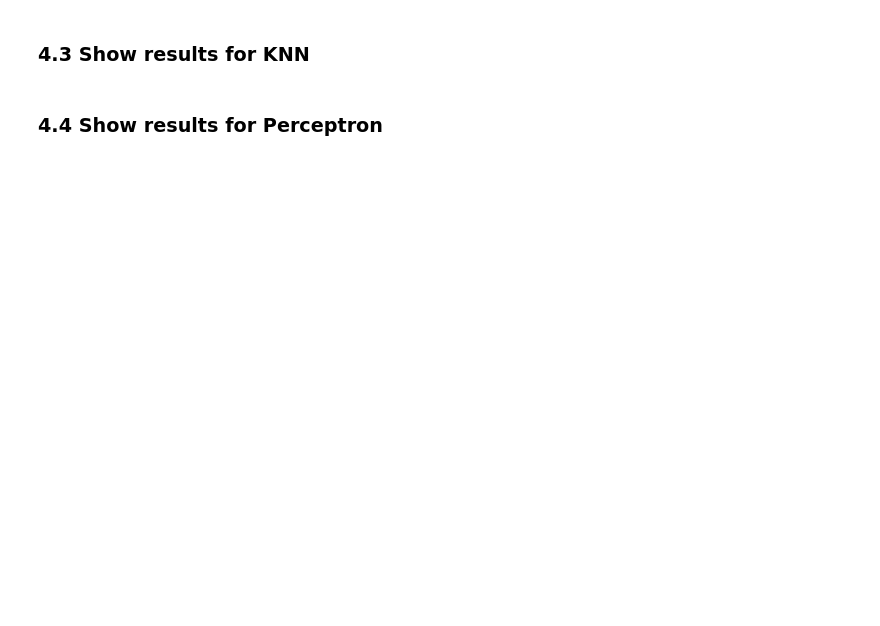
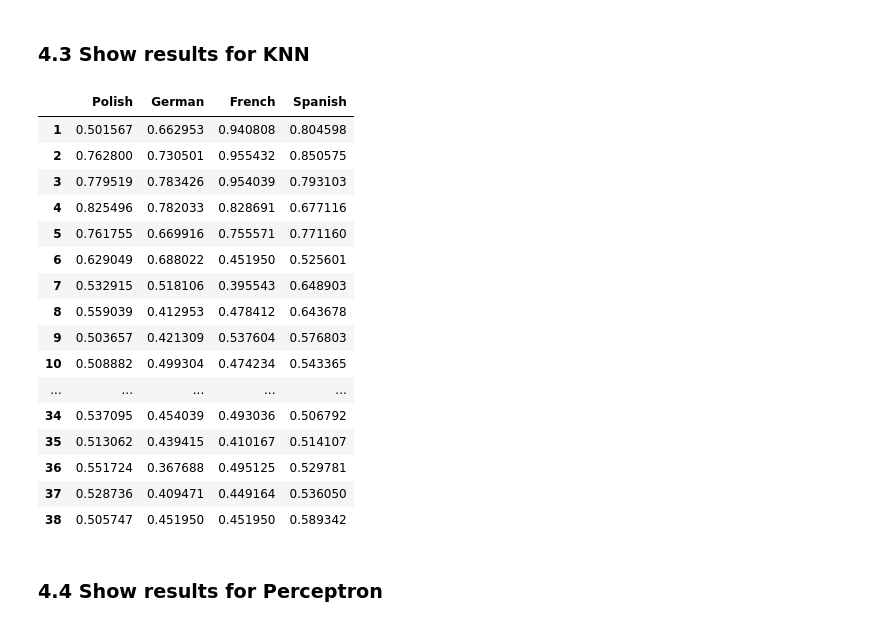
Before and after one commit to NinaNusb/-Morphology-Gender-assignment, a Jupyter notebook: notebooks/main.ipynb, the cells around one changed output. Drawn from its saved outputs; the diff is of its cells as text; code cells hidden in the pictures; blank space fills up the shorter version.

```diff
--- a/notebooks/main.ipynb
+++ b/notebooks/main.ipynb
@@ -234,5 +234,5 @@ def multi_train_per_lang(df):
 ## 4.2 Experiment 1: train and test each language individually on n amount of letters encoded
 ## takes ~5 mins to run!!
 # %%
-# all_langs = multi_train_per_lang(reduced_df)
-# all_langs
+all_langs = multi_train_per_lang(reduced_df)
+all_langs
@@ -239,11 +257,29 @@ def multi_train_per_lang(df):
 # %% [markdown]
 ### 4.3 Show results for KNN
 # %%
-# knn_results = all_langs['KNN']
-# knn_df = pd.DataFrame.from_dict(knn_results, orient="index", columns=['Polish', 'German', 'French', 'Spanish'])
-# knn_iterative_df = knn_df.applymap(lambda x: x[0]) # grab first element in the tuple (score, langauage)
-# knn_iterative_df.to_csv('../data/knn_per_language_results.csv') # save to csv
-# knn_iterative_df # display dataframe
+knn_results = all_langs['KNN']
+knn_df = pd.DataFrame.from_dict(knn_results, orient="index", columns=['Polish', 'German', 'French', 'Spanish'])
+knn_iterative_df = knn_df.applymap(lambda x: x[0]) # grab first element in the tuple (score, langauage)
+knn_iterative_df.to_csv('../data/knn_per_language_results.csv') # save to csv
+knn_iterative_df # display dataframe
+# %% [output]
+|  | Polish | German | French | Spanish |
+| 1 | 0.501567 | 0.662953 | 0.940808 | 0.804598 |
+| 2 | 0.762800 | 0.730501 | 0.955432 | 0.850575 |
+| 3 | 0.779519 | 0.783426 | 0.954039 | 0.793103 |
+| 4 | 0.825496 | 0.782033 | 0.828691 | 0.677116 |
+| 5 | 0.761755 | 0.669916 | 0.755571 | 0.771160 |
+| 6 | 0.629049 | 0.688022 | 0.451950 | 0.525601 |
+| 7 | 0.532915 | 0.518106 | 0.395543 | 0.648903 |
+| 8 | 0.559039 | 0.412953 | 0.478412 | 0.643678 |
+| 9 | 0.503657 | 0.421309 | 0.537604 | 0.576803 |
+| 10 | 0.508882 | 0.499304 | 0.474234 | 0.543365 |
+| ... | ... | ... | ... | ... |
+| 34 | 0.537095 | 0.454039 | 0.493036 | 0.506792 |
+| 35 | 0.513062 | 0.439415 | 0.410167 | 0.514107 |
+| 36 | 0.551724 | 0.367688 | 0.495125 | 0.529781 |
+| 37 | 0.528736 | 0.409471 | 0.449164 | 0.536050 |
+| 38 | 0.505747 | 0.451950 | 0.451950 | 0.589342 |
 # %% [markdown]
 ### 4.4 Show results for Perceptron
 # %%
```
Also changed, not shown: parts of 12 cells of this notebook.
